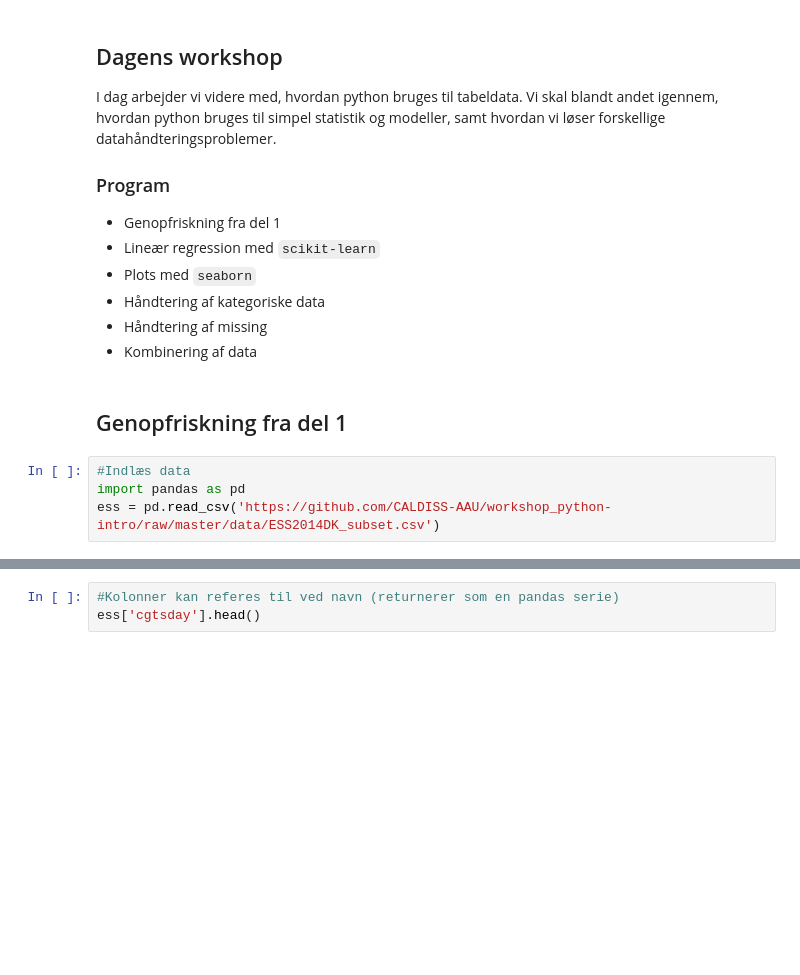
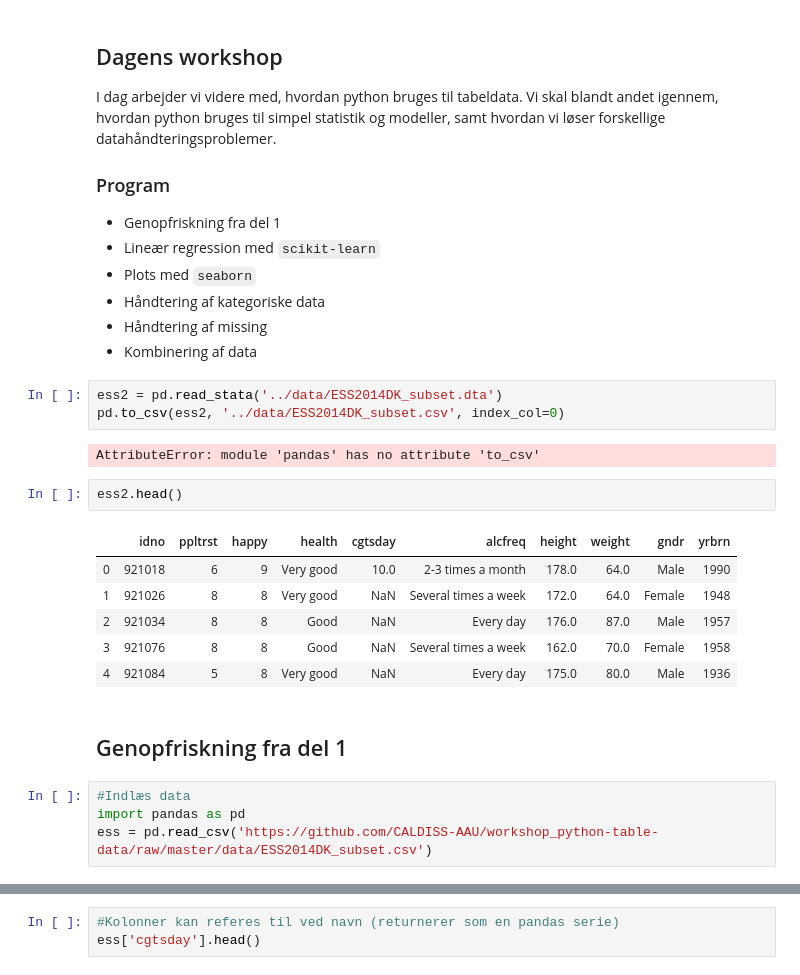
Before and after one commit to CALDISS-AAU/workshop_python-table-data, a Jupyter notebook: notebooks/python_table-data.ipynb, the cells around one changed output, grey strips where cells are left out. Saved outputs shown, nothing was run; the diff lists cells and outputs as text; blank space fills up the shorter version.

```diff
--- a/notebooks/python_table-data.ipynb
+++ b/notebooks/python_table-data.ipynb
@@ -43,12 +43,26 @@ I dag arbejder vi videre med, hvordan python bruges til tabeldata. Vi skal bland
 - Håndtering af kategoriske data
 - Håndtering af missing
 - Kombinering af data
+# %%
+ess2 = pd.read_stata('../data/ESS2014DK_subset.dta')
+pd.to_csv(ess2, '../data/ESS2014DK_subset.csv', index_col=0)
+# %% [output]
+AttributeError: module 'pandas' has no attribute 'to_csv'
+# %%
+ess2.head()
+# %% [output]
+|  | idno | ppltrst | happy | health | cgtsday | alcfreq | height | weight | gndr | yrbrn |
+| 0 | 921018 | 6 | 9 | Very good | 10.0 | 2-3 times a month | 178.0 | 64.0 | Male | 1990 |
+| 1 | 921026 | 8 | 8 | Very good | NaN | Several times a week | 172.0 | 64.0 | Female | 1948 |
+| 2 | 921034 | 8 | 8 | Good | NaN | Every day | 176.0 | 87.0 | Male | 1957 |
+| 3 | 921076 | 8 | 8 | Good | NaN | Several times a week | 162.0 | 70.0 | Female | 1958 |
+| 4 | 921084 | 5 | 8 | Very good | NaN | Every day | 175.0 | 80.0 | Male | 1936 |
 # %% [markdown]
 ## Genopfriskning fra del 1
 # %%
 #Indlæs data
 import pandas as pd
-ess = pd.read_csv('https://github.com/CALDISS-AAU/workshop_python-intro/raw/master/data/ESS2014DK_subset.csv')
+ess = pd.read_csv('https://github.com/CALDISS-AAU/workshop_python-table-data/raw/master/data/ESS2014DK_subset.csv')
 # %%
 #Inspicer første 5 rækker af pandas dataframe
 ess.head()
```
Also changed, not shown: parts of 2 cells of this notebook, 2 other files.
